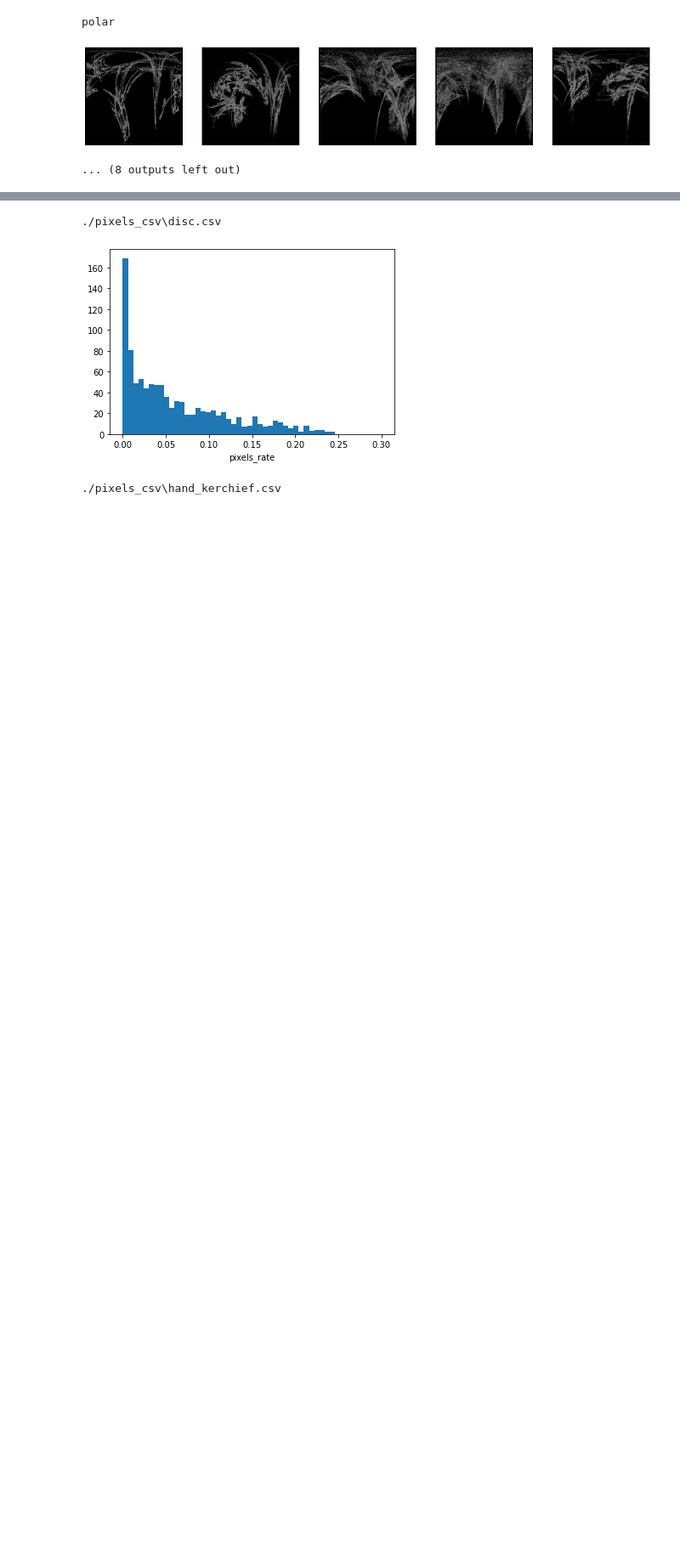
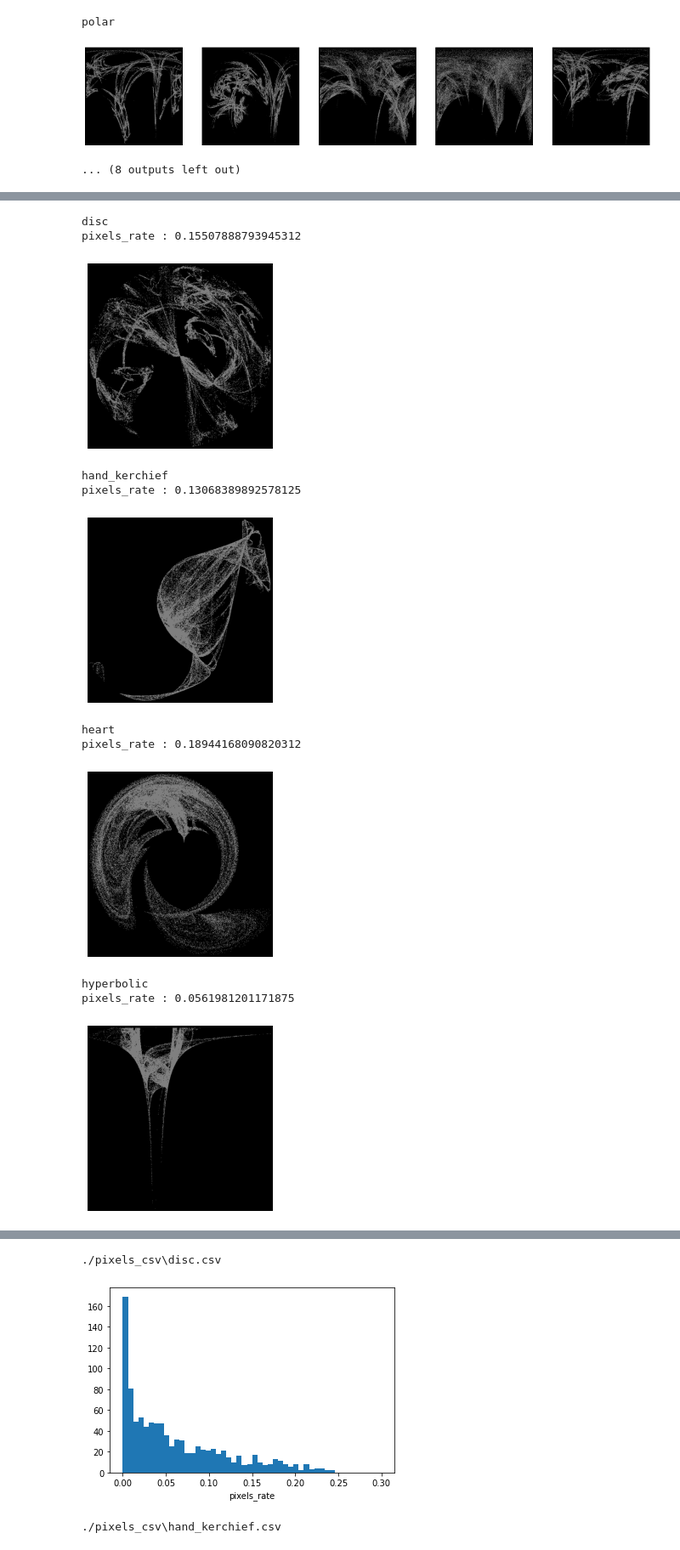
Before and after one commit to saityyy/generate_fractal, a Jupyter notebook: functions_info.ipynb, the cells around one changed output, grey strips where cells are left out. Shown at 85% size. Drawn from its saved outputs; the diff is of its cells as text; code cells hidden in the pictures; blank space fills up the shorter version.

```diff
--- a/functions_info.ipynb
+++ b/functions_info.ipynb
@@ -18,5 +18,11 @@ def show_rate(csv_path):
 def show_img(img_path):
     img=cv2.imread(img_path)
     plt.imshow(img)
+
+def cal_pix(img_path):
+    gray=cv2.imread(img_path)[:,:,0]
+    height, width = gray.shape
+    num_pixels = np.count_nonzero(gray) / float(height * width)
+    return num_pixels
 # %%
 #各バリエーションの画像
@@ -45,0 +59,22 @@ polar
+# %%
+for cat in os.scandir("./sample"):
+    print(cat.name)
+    for i,img in enumerate(os.scandir(cat.path),start=1):
+        print("pixels_rate : "+str(cal_pix(img.path)))
+        show_img(img.path)
+        plt.axis('off')
+        plt.show()
+        break
+# %% [output]
+disc
+pixels_rate : 0.15507888793945312
+[figure, added]
+hand_kerchief
+pixels_rate : 0.13068389892578125
+[figure, added]
+heart
+pixels_rate : 0.18944168090820312
+[figure, added]
+hyperbolic
+pixels_rate : 0.0561981201171875
+[figure, added]
```
Also changed, not shown: parts of 4 cells of this notebook, 2 other files.
